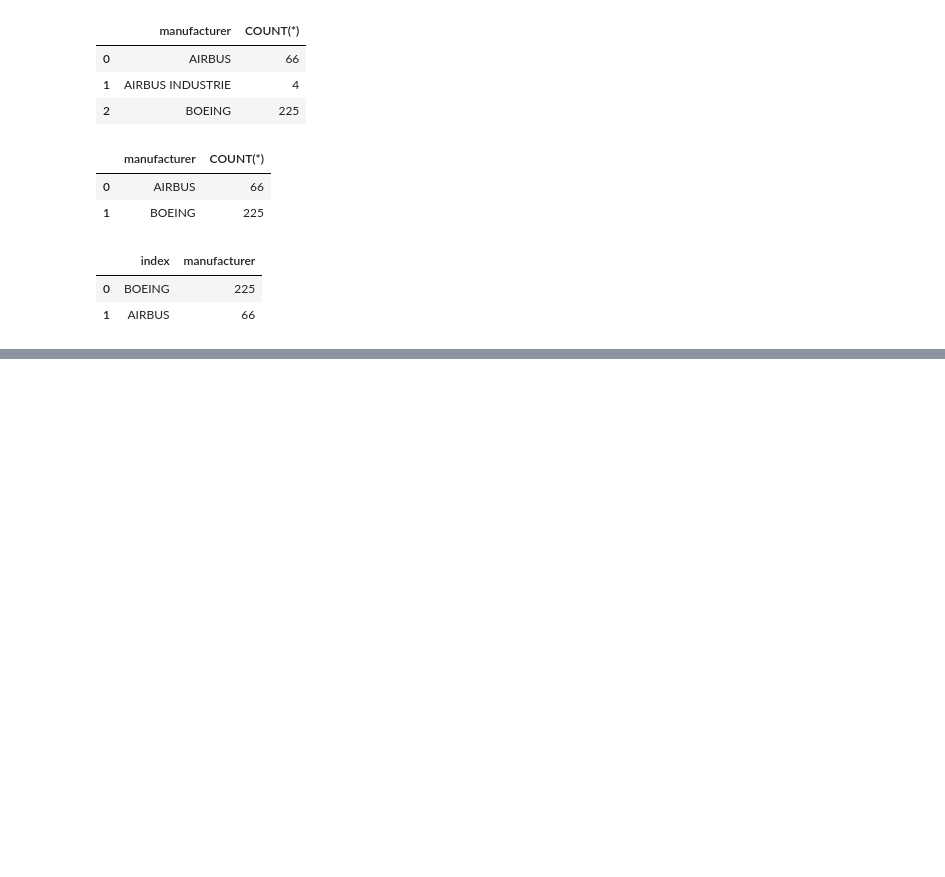
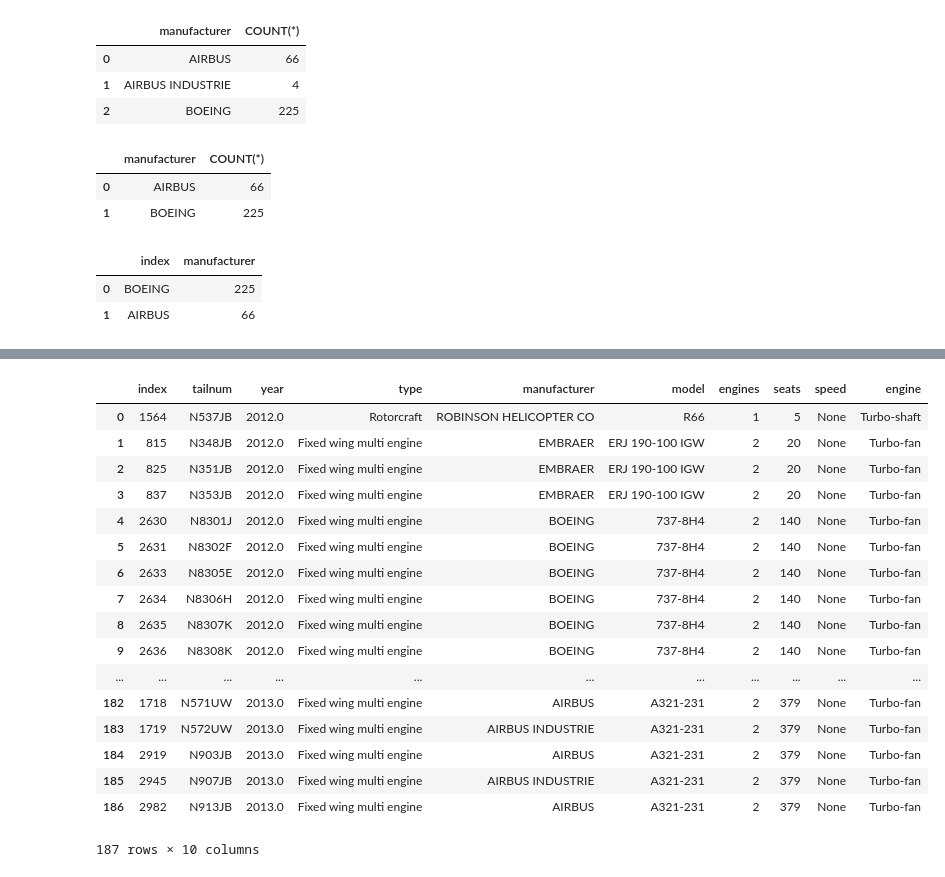
Before and after one commit to sweettirexkiller/numpy-learning, a Jupyter notebook: pandas-exercises.ipynb, the cells around one changed output, grey strips where cells are left out. Saved outputs shown, nothing was run; the diff lists cells and outputs as text; code cells hidden in the pictures; blank space fills up the shorter version.

```diff
--- a/pandas-exercises.ipynb
+++ b/pandas-exercises.ipynb
@@ -570,0 +641,22 @@ frame13[frame13.manufacturer > 10]
+# %%
+sql_result16 = pd.read_sql_query('SELECT * FROM planes WHERE year >= 2012 ORDER BY year,seats',con)
+sql_result16
+# %% [output]
+|  | index | tailnum | year | type | manufacturer | model | engines | seats | speed | engine |
+| 0 | 1564 | N537JB | 2012.0 | Rotorcraft | ROBINSON HELICOPTER CO | R66 | 1 | 5 | None | Turbo-shaft |
+| 1 | 815 | N348JB | 2012.0 | Fixed wing multi engine | EMBRAER | ERJ 190-100 IGW | 2 | 20 | None | Turbo-fan |
+| 2 | 825 | N351JB | 2012.0 | Fixed wing multi engine | EMBRAER | ERJ 190-100 IGW | 2 | 20 | None | Turbo-fan |
+| 3 | 837 | N353JB | 2012.0 | Fixed wing multi engine | EMBRAER | ERJ 190-100 IGW | 2 | 20 | None | Turbo-fan |
+| 4 | 2630 | N8301J | 2012.0 | Fixed wing multi engine | BOEING | 737-8H4 | 2 | 140 | None | Turbo-fan |
+| 5 | 2631 | N8302F | 2012.0 | Fixed wing multi engine | BOEING | 737-8H4 | 2 | 140 | None | Turbo-fan |
+| 6 | 2633 | N8305E | 2012.0 | Fixed wing multi engine | BOEING | 737-8H4 | 2 | 140 | None | Turbo-fan |
+| 7 | 2634 | N8306H | 2012.0 | Fixed wing multi engine | BOEING | 737-8H4 | 2 | 140 | None | Turbo-fan |
+| 8 | 2635 | N8307K | 2012.0 | Fixed wing multi engine | BOEING | 737-8H4 | 2 | 140 | None | Turbo-fan |
+| 9 | 2636 | N8308K | 2012.0 | Fixed wing multi engine | BOEING | 737-8H4 | 2 | 140 | None | Turbo-fan |
+| ... | ... | ... | ... | ... | ... | ... | ... | ... | ... | ... |
+| 182 | 1718 | N571UW | 2013.0 | Fixed wing multi engine | AIRBUS | A321-231 | 2 | 379 | None | Turbo-fan |
+| 183 | 1719 | N572UW | 2013.0 | Fixed wing multi engine | AIRBUS INDUSTRIE | A321-231 | 2 | 379 | None | Turbo-fan |
+| 184 | 2919 | N903JB | 2013.0 | Fixed wing multi engine | AIRBUS | A321-231 | 2 | 379 | None | Turbo-fan |
+| 185 | 2945 | N907JB | 2013.0 | Fixed wing multi engine | AIRBUS INDUSTRIE | A321-231 | 2 | 379 | None | Turbo-fan |
+| 186 | 2982 | N913JB | 2013.0 | Fixed wing multi engine | AIRBUS | A321-231 | 2 | 379 | None | Turbo-fan |
+187 rows × 10 columns
```
Also changed, not shown: parts of 18 cells of this notebook.
